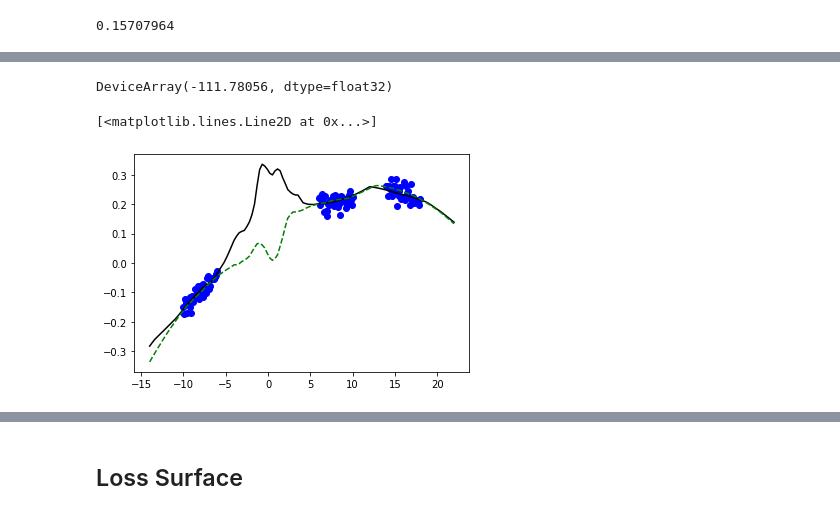
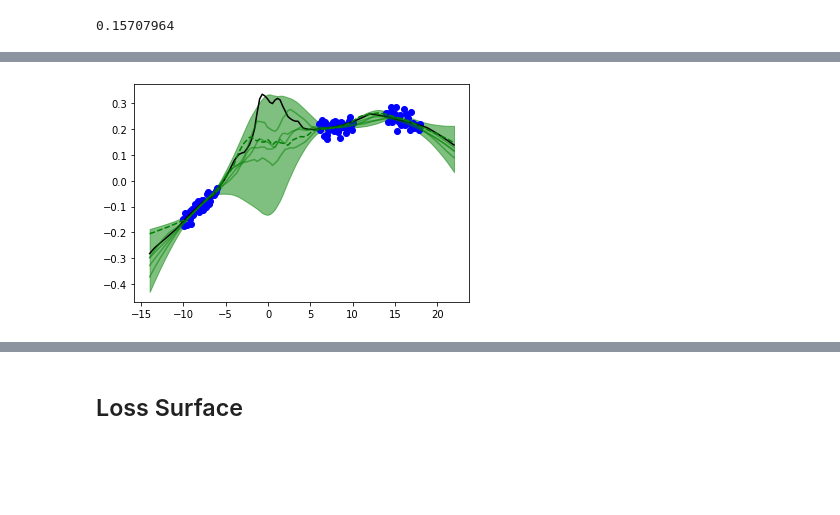
Before and after one commit to izmailovpavel/google-research, a Jupyter notebook: bnn_hmc/notebooks/synthetic_regression_hmc.ipynb, the cells around one changed output, grey strips where cells are left out. Saved outputs shown, nothing was run; the diff lists cells and outputs as text; code cells hidden in the pictures; blank space fills up the shorter version.

```diff
--- a/bnn_hmc/notebooks/synthetic_regression_hmc.ipynb
+++ b/bnn_hmc/notebooks/synthetic_regression_hmc.ipynb
@@ -38,7 +38,7 @@ net = hk.transform_with_state(net_fn)
 net_apply = net.apply
 net_apply = jax.experimental.callback.rewrite(
   net_apply,
-  precision_utils.HIH_PRECISION_RULES)
+  precision_utils.HIGH_PRECISION_RULES)
 # %%
 data_npz = onp.load("synth_reg_data.npz")
 x_ = jnp.asarray(data_npz["x_"])
@@ -60,8 +60,8 @@ plt.plot(x_, y_, "-k")
 # %%
 params, net_state = net.init(jax.random.PRNGKey(0), (f, None), True)
 
-std = 0.
-normal_key = jax.random.PRNGKey(0)
+std = 0.005
+normal_key = jax.random.PRNGKey(10)
 
 num_leaves = len(jax.tree_leaves(params))
 normal_keys = list(jax.random.split(normal_key, num_leaves))
@@ -109,5 +105,5 @@ trajectory_len = 0.157
 # %%
-key = jax.random.PRNGKey(0)
+key = jax.random.PRNGKey(10)
 all_pred_y_ = []
 save_freq = 10
 
@@ -118,23 +114,11 @@ for iteration in tqdm.tqdm(range(201)):
     pred_y_, _ = net_apply(params, net_state, None, (f_, None), False)
     all_pred_y_.append(onp.asarray(pred_y_))
 
-    if iteration % save_freq == 0:
-        checkpoint_name = checkpoint_utils.make_checkpoint_name(iteration)
-        checkpoint_dict = checkpoint_utils.make_hmc_checkpoint_dict(
-            iteration, params, net_state, key, step_size, accepted, None,
-            None)
-        checkpoint_utils.save_checkpoint(checkpoint_name, checkpoint_dict)
+#     if iteration % save_freq == 0:
+#         checkpoint_name = checkpoint_utils.make_checkpoint_name(iteration)
+#         checkpoint_dict = checkpoint_utils.make_hmc_checkpoint_dict(
+#             iteration, params, net_state, key, step_size, accepted, None,
+#             None)
+#         checkpoint_utils.save_checkpoint(checkpoint_name, checkpoint_dict)
-# %%
-log_likelihood
-# %% [output]
-DeviceArray(-111.78056, dtype=float32)
-# %%
-pred_y_, _ = net_apply(params, net_state, None, (f_, None), False)
-plt.plot(x, y, "bo")
-plt.plot(x_, y_, "-k")
-plt.plot(x_, all_pred_y_[-1], "--g")
-# %% [output]
-[<matplotlib.lines.Line2D at 0x...>]
-[figure, removed]
 # %%
 all_pred_y_stack_ = onp.concatenate([preds[None, :, 0] for preds in all_pred_y_])
@@ -141,3 +127,13 @@ all_pred_y_stack_ = onp.concatenate([preds[None, :, 0] for preds in all_pred_y_]
 # %%
 pred_mean = onp.mean(all_pred_y_stack_, axis=0)
 pred_std = onp.std(all_pred_y_stack_, axis=0)
+# %%
+pred_y_, _ = net_apply(params, net_state, None, (f_, None), False)
+plt.plot(x, y, "bo")
+plt.plot(x_, y_, "-k")
+plt.fill_between(x_, pred_mean + 3*pred_std, pred_mean - 3*pred_std, color="g", alpha=0.5)
+plt.plot(x_, all_pred_y_[-1], "--g")
+for preds in all_pred_y_stack_[::50]:
+    plt.plot(x_, preds, alpha=0.5, color="g")
+# %% [output]
+[figure, added]
```
Also changed, not shown: parts of 19 cells of this notebook, 4 other files.
